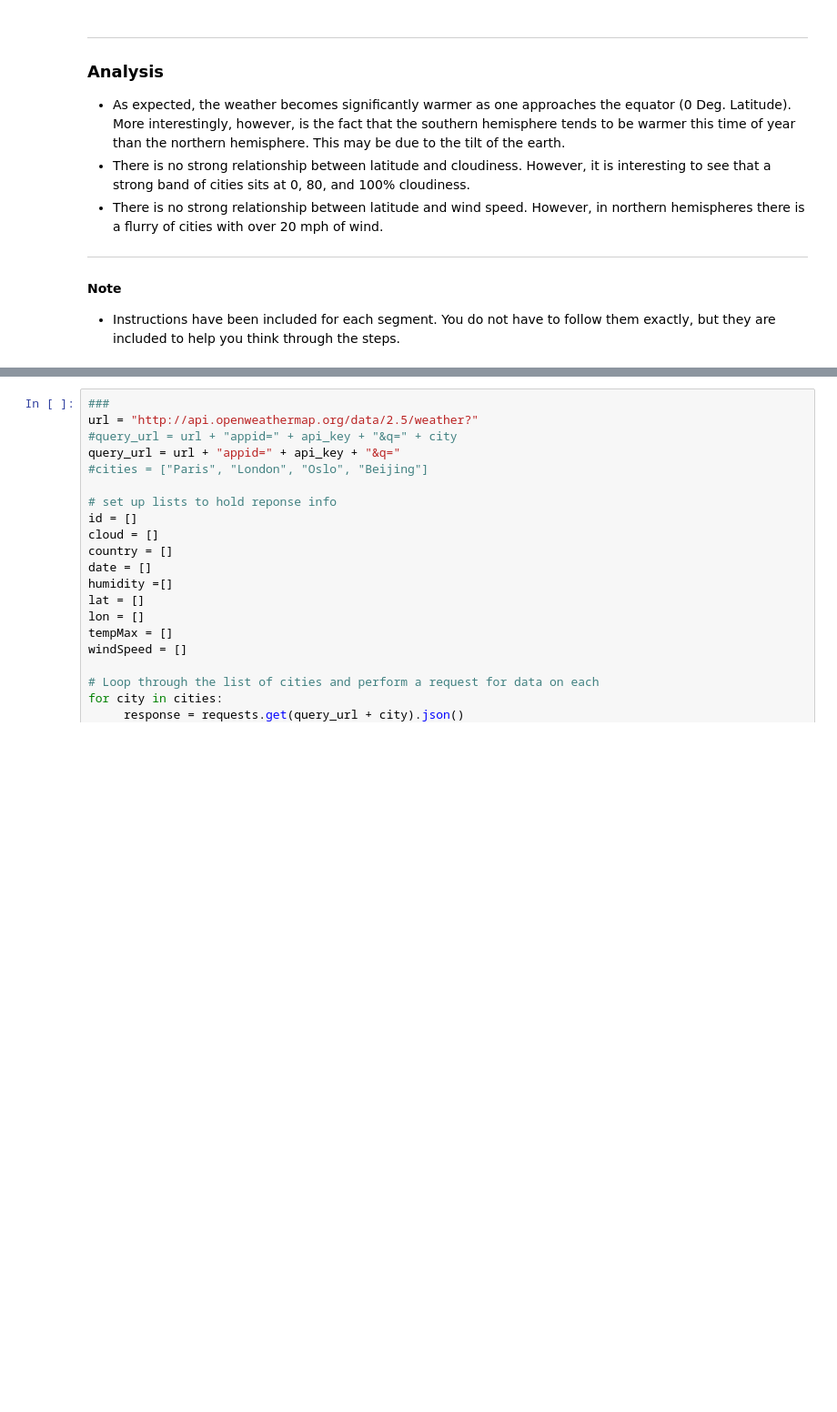
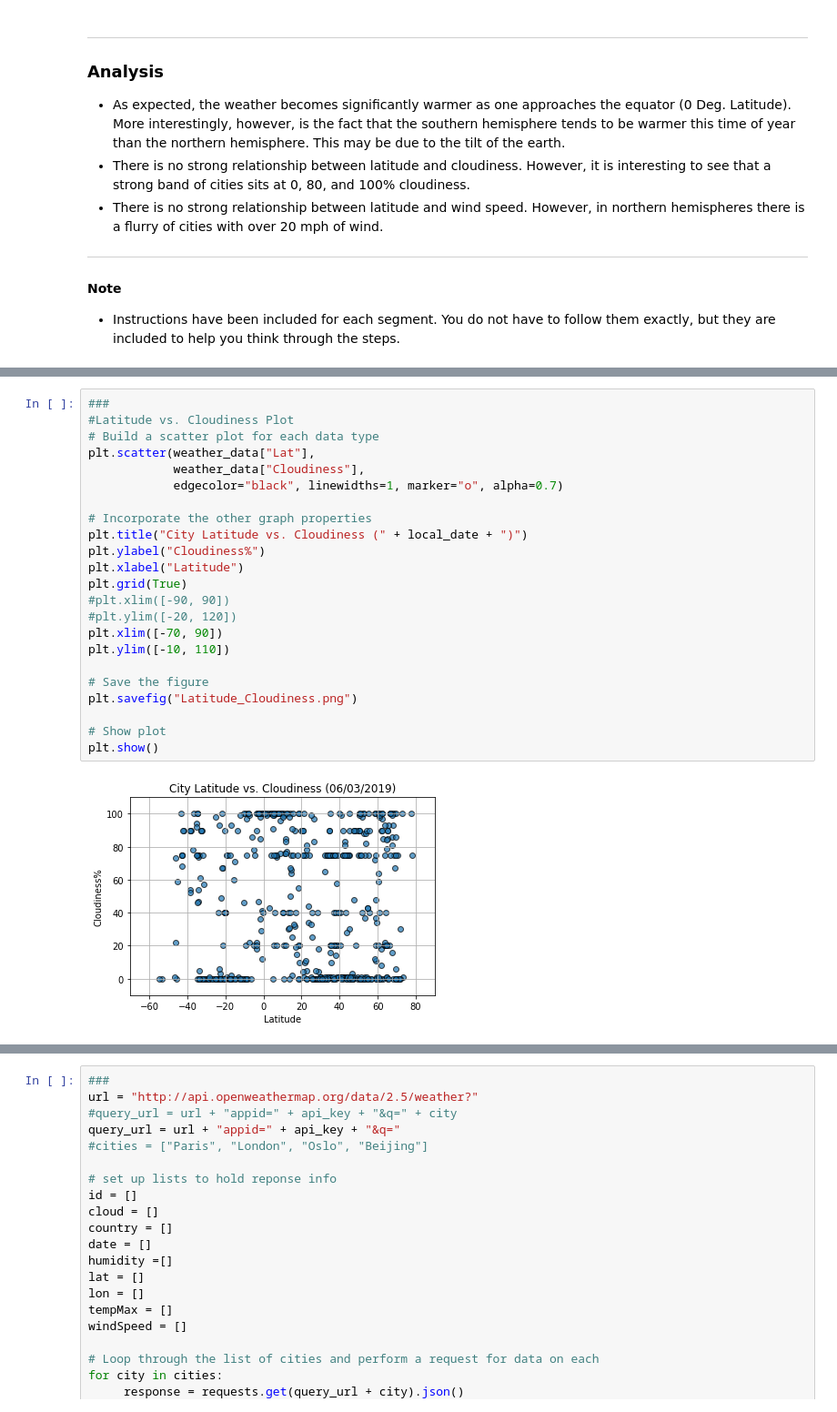
Before and after one commit to lisatian8/python-apis-challenge, a Jupyter notebook: starter_code/WeatherPy.ipynb, the cells around one changed output, grey strips where cells are left out. Shown at 91% size. Cells and saved outputs as stored; diff of their text form; blank space fills up the shorter version.

```diff
--- a/starter_code/WeatherPy.ipynb
+++ b/starter_code/WeatherPy.ipynb
@@ -115,0 +227,25 @@ weather_data.head()
+# %%
+###
+#Latitude vs. Cloudiness Plot
+# Build a scatter plot for each data type
+plt.scatter(weather_data["Lat"],
+            weather_data["Cloudiness"],
+            edgecolor="black", linewidths=1, marker="o", alpha=0.7)
+
+# Incorporate the other graph properties
+plt.title("City Latitude vs. Cloudiness (" + local_date + ")")
+plt.ylabel("Cloudiness%")
+plt.xlabel("Latitude")
+plt.grid(True)
+#plt.xlim([-90, 90])
+#plt.ylim([-20, 120])
+plt.xlim([-70, 90])
+plt.ylim([-10, 110])
+
+# Save the figure
+plt.savefig("Latitude_Cloudiness.png")
+
+# Show plot
+plt.show()
+# %% [output]
+[figure, added]
```
Also changed, not shown: parts of 12 cells of this notebook.
